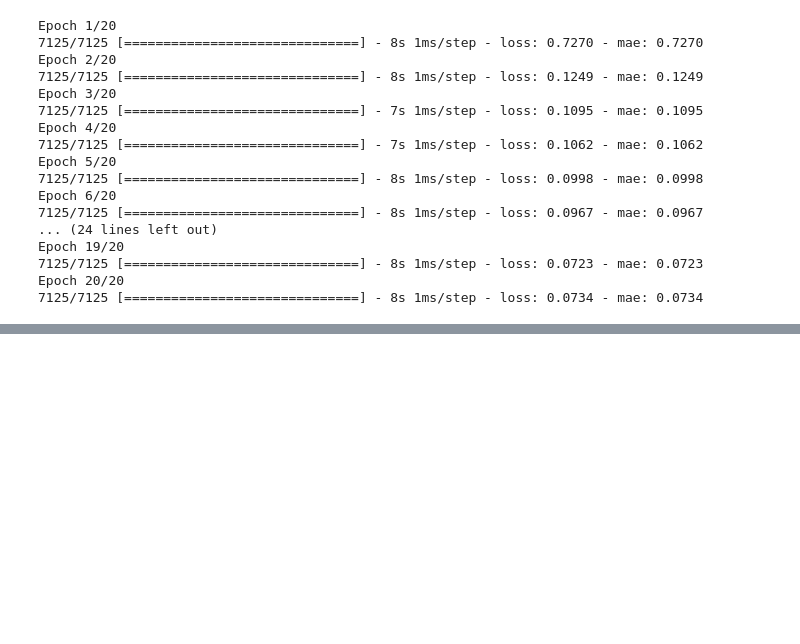
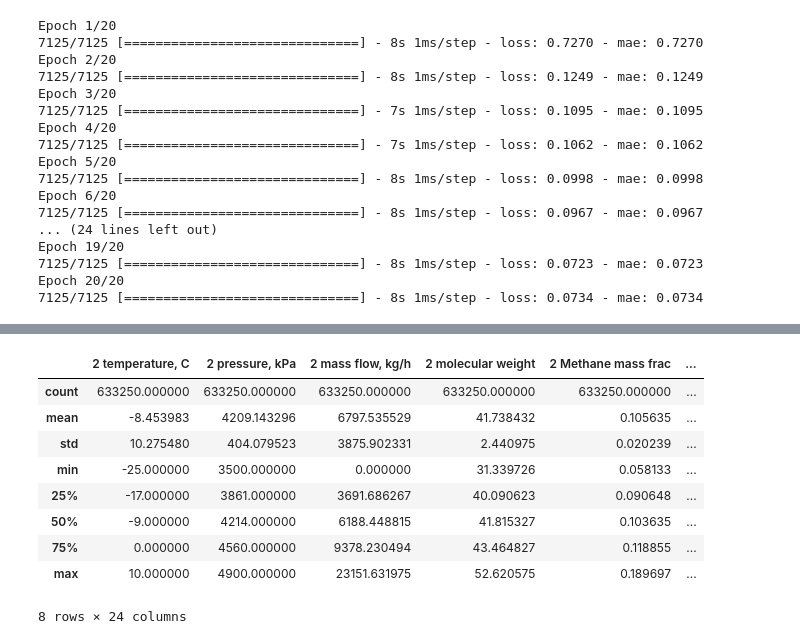
Before and after one commit to Rus-tam/AI_models, a Jupyter notebook: low_temp_dist_19_06.ipynb, the cells around one changed output, grey strips where cells are left out. Cells and saved outputs as stored; diff of their text form; code cells hidden in the pictures; blank space fills up the shorter version.

```diff
--- a/low_temp_dist_19_06.ipynb
+++ b/low_temp_dist_19_06.ipynb
@@ -3634,0 +3812,13 @@ plt.show()
+# %%
+column_top_temp_data_1.describe()
+# %% [output]
+|  | 2 temperature, C | 2 pressure, kPa | 2 mass flow, kg/h | 2 molecular weight | 2 Methane mass frac | ... |
+| count | 633250.000000 | 633250.000000 | 633250.000000 | 633250.000000 | 633250.000000 | ... |
+| mean | -8.453983 | 4209.143296 | 6797.535529 | 41.738432 | 0.105635 | ... |
+| std | 10.275480 | 404.079523 | 3875.902331 | 2.440975 | 0.020239 | ... |
+| min | -25.000000 | 3500.000000 | 0.000000 | 31.339726 | 0.058133 | ... |
+| 25% | -17.000000 | 3861.000000 | 3691.686267 | 40.090623 | 0.090648 | ... |
+| 50% | -9.000000 | 4214.000000 | 6188.448815 | 41.815327 | 0.103635 | ... |
+| 75% | 0.000000 | 4560.000000 | 9378.230494 | 43.464827 | 0.118855 | ... |
+| max | 10.000000 | 4900.000000 | 23151.631975 | 52.620575 | 0.189697 | ... |
+8 rows × 24 columns
```
Also changed, not shown: parts of 152 cells of this notebook.
